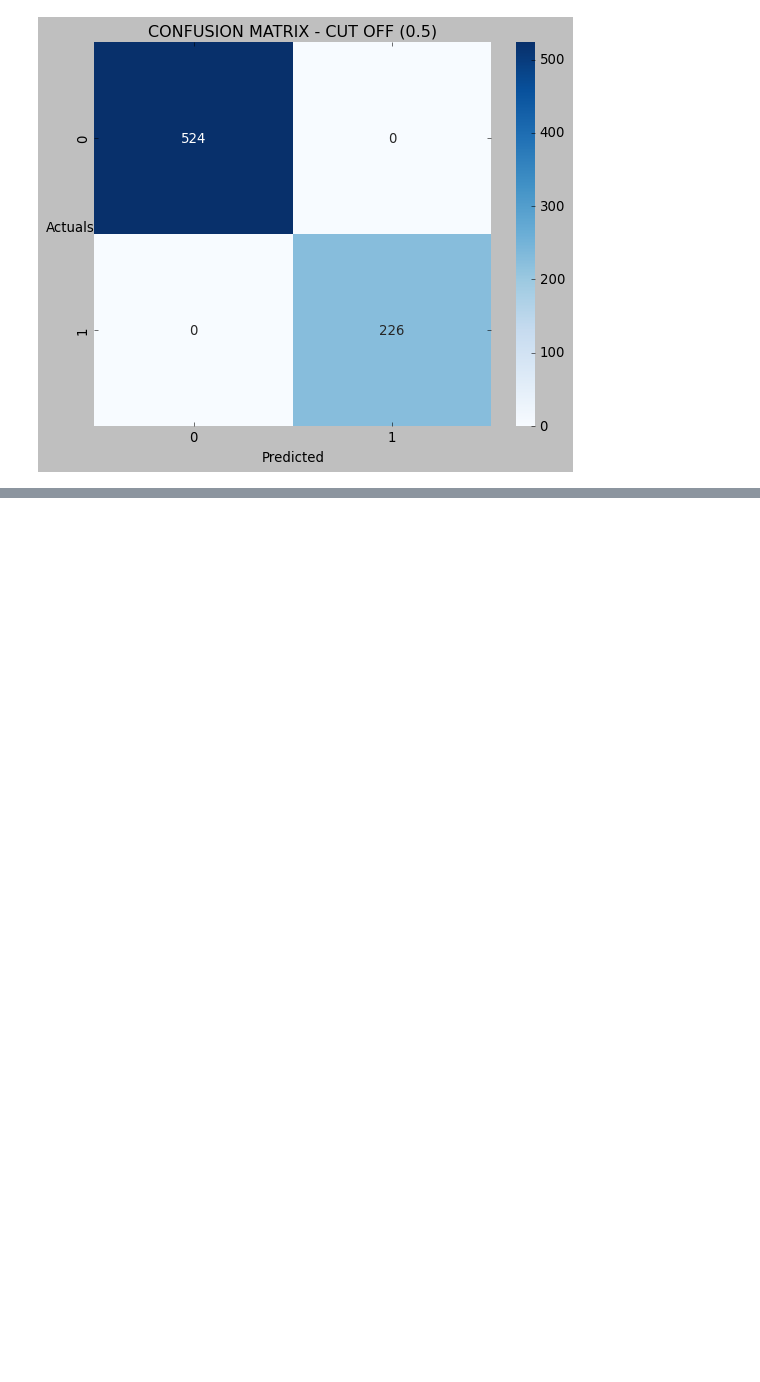
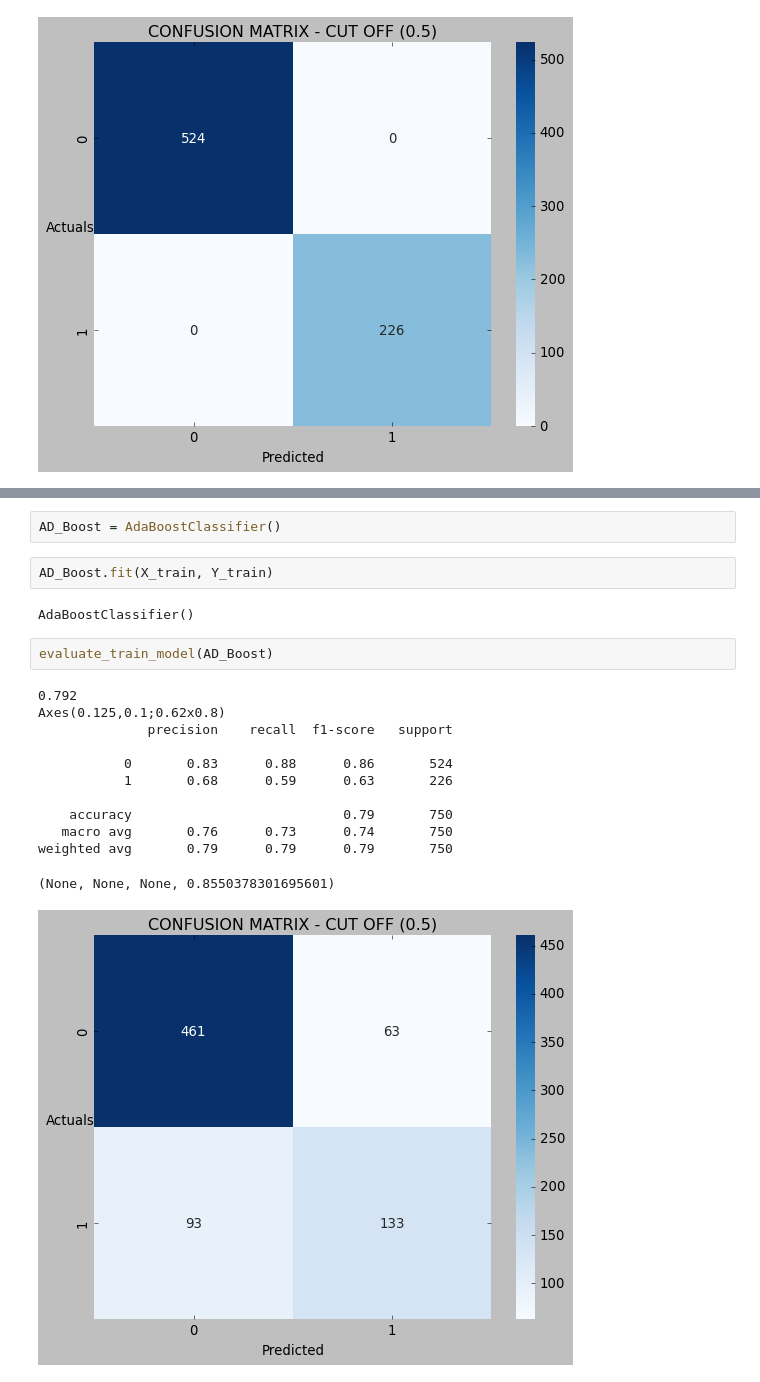
Before and after one commit to HitenDewangan/DataScience-AIML, a Jupyter notebook: Machine Learning/DecisionTree.ipynb, the cells around one changed output, grey strips where cells are left out. Cells and saved outputs as stored; diff of their text form; blank space fills up the shorter version.

Commit message:
learn(Boosting) : AdaBoost & Gradient Boost

```diff
--- a/Machine Learning/DecisionTree.ipynb
+++ b/Machine Learning/DecisionTree.ipynb
@@ -715,0 +731,21 @@ weighted avg       0.76      0.77      0.76       250
+# %%
+AD_Boost = AdaBoostClassifier()
+# %%
+AD_Boost.fit(X_train, Y_train)
+# %% [output]
+AdaBoostClassifier()
+# %%
+evaluate_train_model(AD_Boost)
+# %% [output]
+0.792
+Axes(0.125,0.1;0.62x0.8)
+              precision    recall  f1-score   support
+
+           0       0.83      0.88      0.86       524
+           1       0.68      0.59      0.63       226
+
+    accuracy                           0.79       750
+   macro avg       0.76      0.73      0.74       750
+weighted avg       0.79      0.79      0.79       750
+(None, None, None, 0.8550378301695601)
+[figure, added]
```
Also changed, not shown: parts of 29 cells of this notebook.
